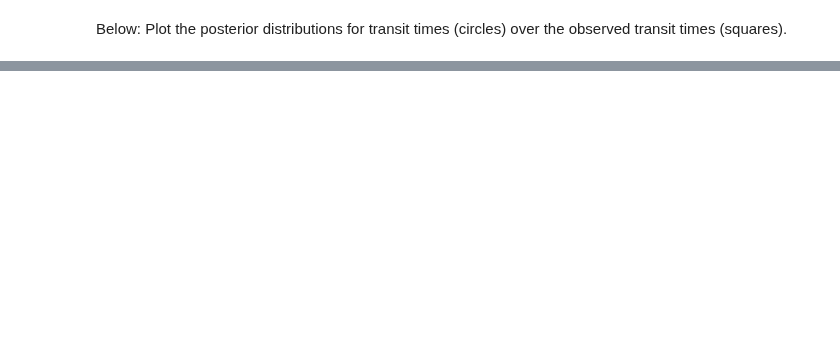
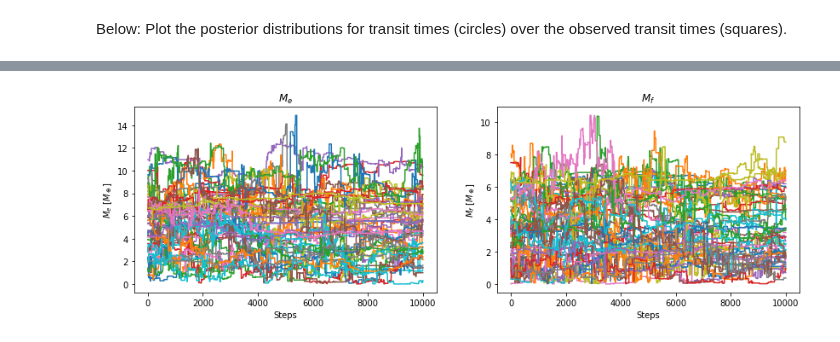
Before and after one commit to bmorris3/libra, a Jupyter notebook: notebooks/ttvfast_fit.ipynb, the cells around one changed output, grey strips where cells are left out. Saved outputs shown, nothing was run; the diff lists cells and outputs as text; code cells hidden in the pictures; blank space fills up the shorter version.

```diff
--- a/notebooks/ttvfast_fit.ipynb
+++ b/notebooks/ttvfast_fit.ipynb
@@ -191,0 +244,9 @@ plt.savefig('o-c.png', bbox_inches='tight', dpi=200)
+# %%
+fig, ax = plt.subplots(1, 2, figsize=(14, 4))
+ax[0].plot(sampler.chain[:, :, 0].T / float(M_earth/M_sun));
+ax[0].set(title="$M_e$", xlabel='Steps', ylabel='$M_e$ [$M_\oplus$]')
+ax[1].set(title="$M_f$", xlabel='Steps', ylabel='$M_f$ [$M_\oplus$]')
+ax[1].plot(sampler.chain[:, :, 1].T / float(M_earth/M_sun));
+fig.savefig('chains.png', dpi=200)
+# %% [output]
+[figure, added]
```
Also changed, not shown: parts of 12 cells of this notebook.
